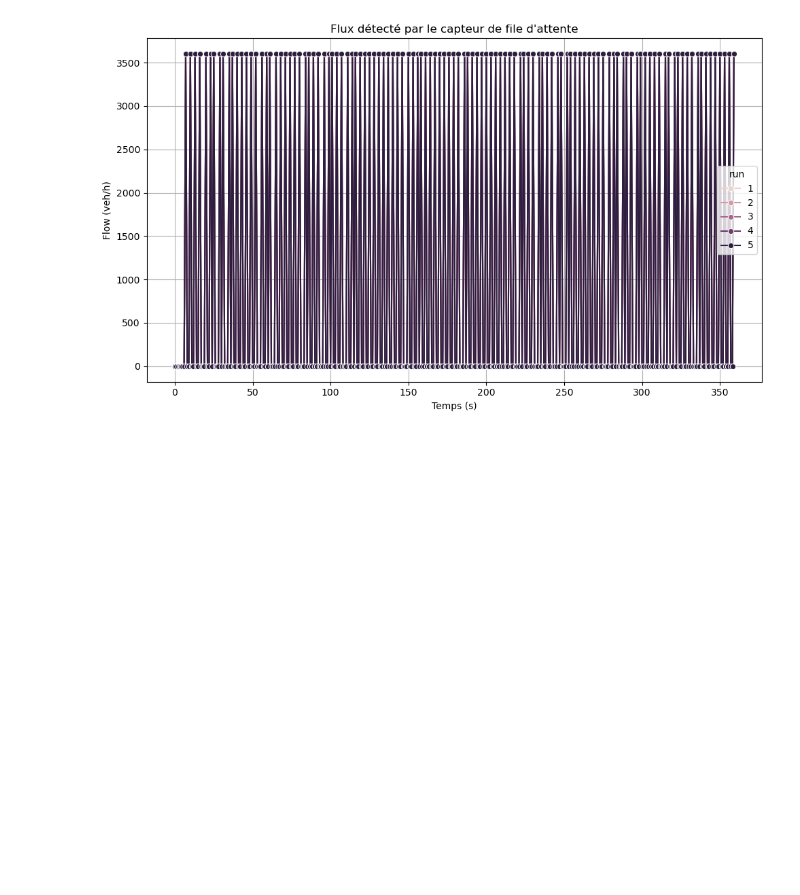
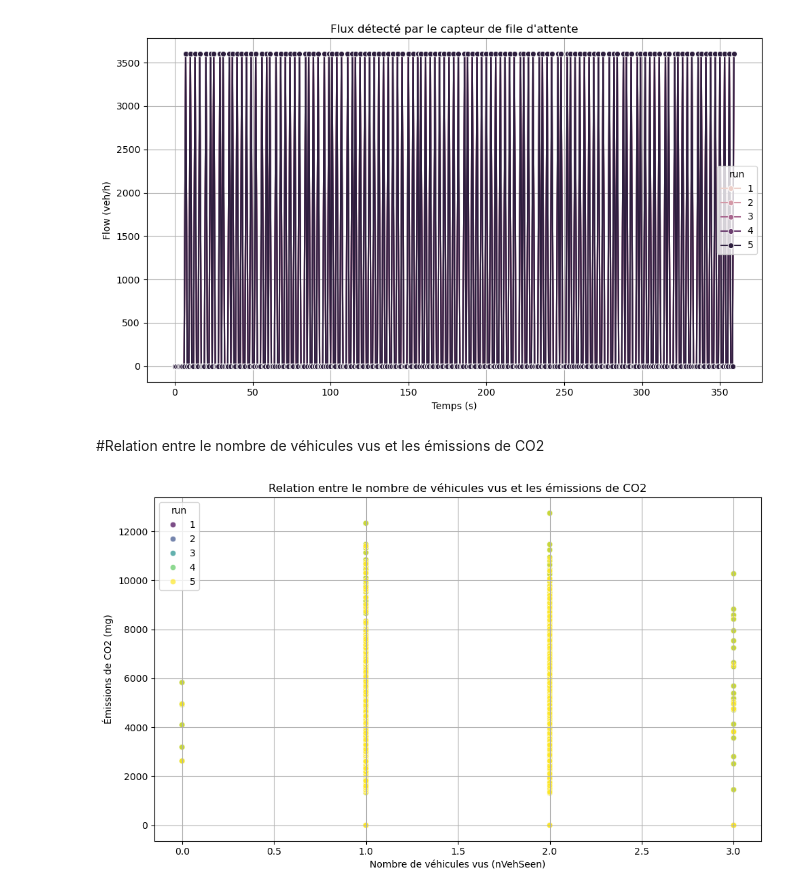
Before and after one commit to bakirmohammed1234/Smart_Cities, a Jupyter notebook: SmartCitiesBakir.ipynb, the cells around one changed output. Drawn from its saved outputs; the diff is of its cells as text; code cells hidden in the pictures; blank space fills up the shorter version.

```diff
--- a/SmartCitiesBakir.ipynb
+++ b/SmartCitiesBakir.ipynb
@@ -109,3 +149,24 @@ plt.tight_layout()
 plt.show()
 # %% [output]
 [figure]
+# %% [markdown]
+#Relation entre le nombre de véhicules vus et les émissions de CO2
+# %%
+
+df_pollution["time"] = pd.to_numeric(df_pollution["begin"])  # le début de l’intervalle
+df_pollution["nVehSeen"] = pd.to_numeric(df_pollution["nVehSeen"], errors="coerce")
+df_pollution["run"] = df_pollution["run"].astype(int)
+
+# Fusionner sur time et run
+df_merged = pd.merge(df_emissions, df_pollution, on=["time", "run"])
+# %%
+plt.figure(figsize=(10, 6))
+sns.scatterplot(data=df_merged, x="nVehSeen", y="CO2", hue="run", palette="viridis", alpha=0.7)
+plt.title("Relation entre le nombre de véhicules vus et les émissions de CO2")
+plt.xlabel("Nombre de véhicules vus (nVehSeen)")
+plt.ylabel("Émissions de CO2 (mg)")
+plt.grid(True)
+plt.tight_layout()
+plt.show()
+# %% [output]
+[figure, added]
```
Also changed, not shown: parts of 7 cells of this notebook.
